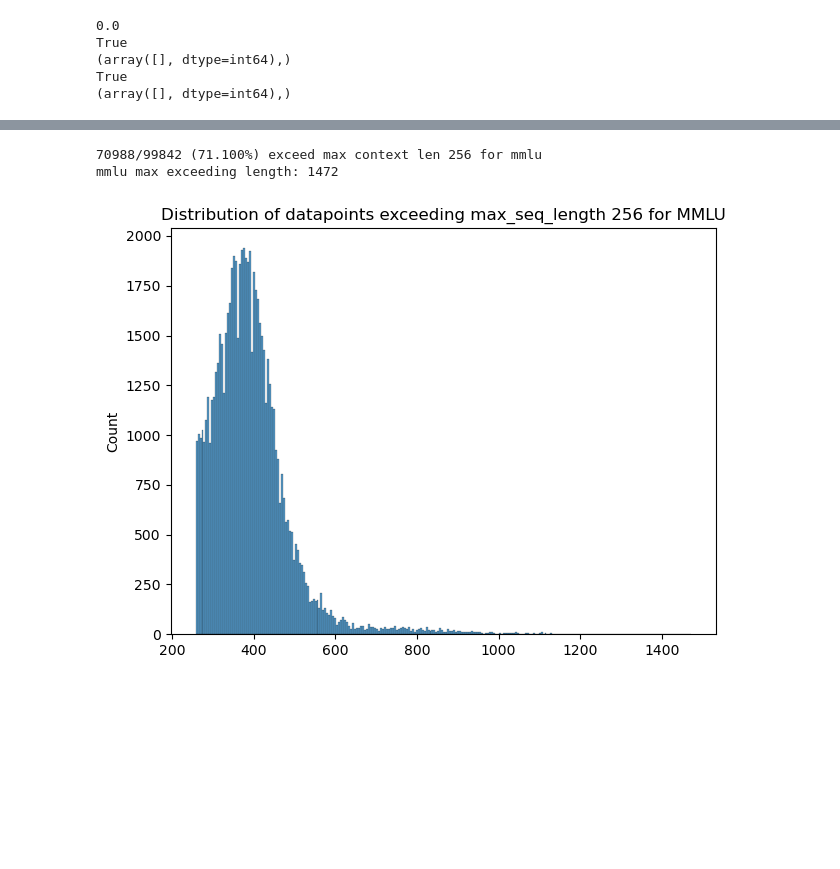
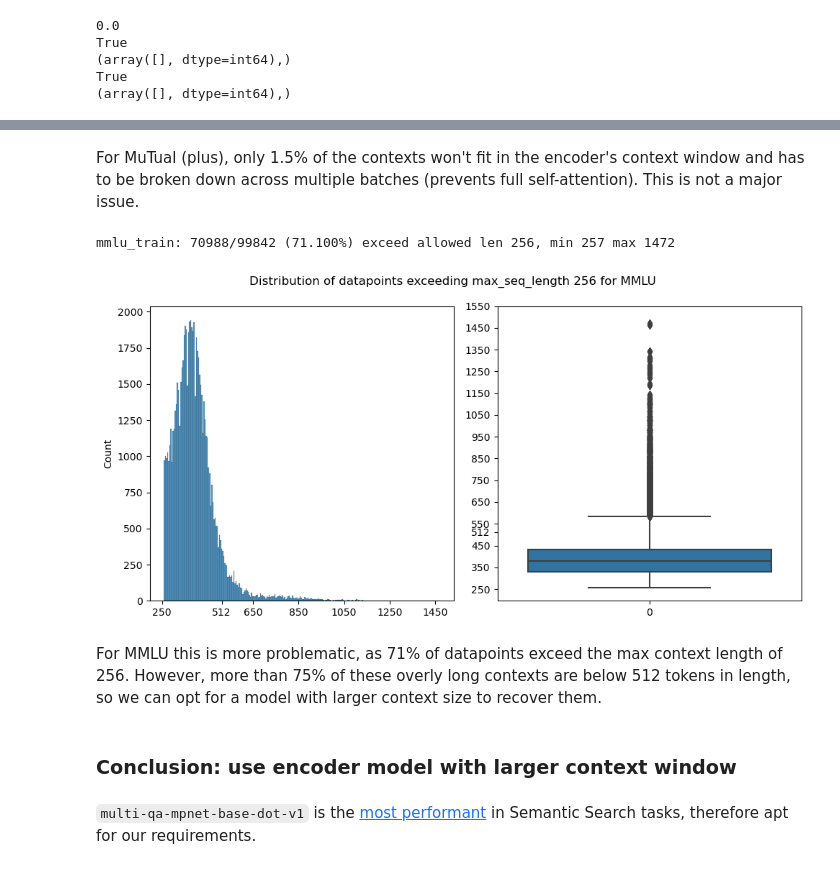
Before and after one commit to a-turcu/MuTual, a Jupyter notebook: notebooks/FAISS_sim_search.ipynb, the cells around one changed output, grey strips where cells are left out. Saved outputs shown, nothing was run; the diff lists cells and outputs as text; code cells hidden in the pictures; blank space fills up the shorter version.

```diff
--- a/notebooks/FAISS_sim_search.ipynb
+++ b/notebooks/FAISS_sim_search.ipynb
@@ -100,9 +100,9 @@ The children have been playing in the mountains for a long time. Why haven't the
 # %%
 from langchain.embeddings import HuggingFaceEmbeddings
 
+embedding_model_case_map = {"all-MiniLM-L6-v2": True}
+
 embedding_model_name = "all-MiniLM-L6-v2"
-is_uncased_model = True
-
 embedder = HuggingFaceEmbeddings(model_name=embedding_model_name)
 embedder
 # %% [output]
@@ -142,7 +144,7 @@ True
 (array([], dtype=int64),)
 # %%
 # tell the tokenizer to lower-case text before embedding
-embedder.client[0].do_lower_case = is_uncased_model
+embedder.client[0].do_lower_case = embedding_model_case_map[embedding_model_name]
 
 x = np.array(embedder.embed_documents([cased_mutual_s, uncased_mutual_s]))
 print((x[0] - x[1]).min())
@@ -205,17 +207,38 @@ mmlu_prop_exceeding = mmlu_n_exceeding / mmlu_train_len
-# %%
-print(
-    f"{mmlu_n_exceeding}/{mmlu_train_len} ({mmlu_prop_exceeding * 100:.3f}%) exceed max context len {max_len} for mmlu"
-)
-print(f"mmlu max exceeding length: {mmlu_max_exceeding}")
-# %% [output]
-70988/99842 (71.100%) exceed max context len 256 for mmlu
-mmlu max exceeding length: 1472
-# %%
-from matplotlib import pyplot as plt
-import seaborn as sns
-
-ax = sns.histplot([el[1] for el in mmlu_exceeding])
-ax.set_title(f"Distribution of datapoints exceeding max_seq_length {max_len} for MMLU");
-plt.tight_layout()
-# %% [output]
-[figure, removed]
+# %% [markdown]
+For MuTual (plus), only 1.5% of the contexts won't fit in the encoder's context window and has to be broken down across
+multiple batches (prevents full self-attention). This is not a major issue.
+# %%
+mmlu_exceeding = count_exceeding_tokens(
+    embedder.client[0].tokenizer,
+    embedder.client[0].max_seq_length,
+    mmlu_train_ctx,
+    "mmlu_train",
+    batch_size=int(1e4)
+)
+# %% [output]
+mmlu_train: 70988/99842 (71.100%) exceed allowed len 256, min 257 max 1472
+# %%
+from matplotlib import pyplot as plt
+import seaborn as sns
+
+fig, axes = plt.subplots(1, 2, figsize=(10, 5))
+
+sns.histplot(mmlu_exceeding["n_toks"], ax=axes[0])
+axes[0].set_xticks(np.delete(np.sort(np.append(np.arange(250.0, 1600, 200), 512.0)), 1))
+sns.boxplot(mmlu_exceeding["n_toks"], ax=axes[1])
+axes[1].set_yticks(np.sort(np.append(np.arange(250.0, 1600, 100), 512.0)))
+fig.suptitle(
+    f"Distribution of datapoints exceeding max_seq_length {embedder.client[0].max_seq_length} for MMLU"
+)
+plt.tight_layout()
+# %% [output]
+[figure, added]
+# %% [markdown]
+For MMLU this is more problematic, as 71% of datapoints exceed the max context length of 256. However, more than 75% of
+these overly long contexts are below 512 tokens in length, so we can opt for a model with larger context size to recover
+them.
+# %% [markdown]
+### Conclusion: use encoder model with larger context window
+# %% [markdown]
+`multi-qa-mpnet-base-dot-v1` is the [most performant](https://www.sbert.net/docs/pretrained_models.html#model-overview) in
+Semantic Search tasks, therefore apt for our requirements.
```
Also changed, not shown: parts of 39 cells of this notebook, 2 other files.
